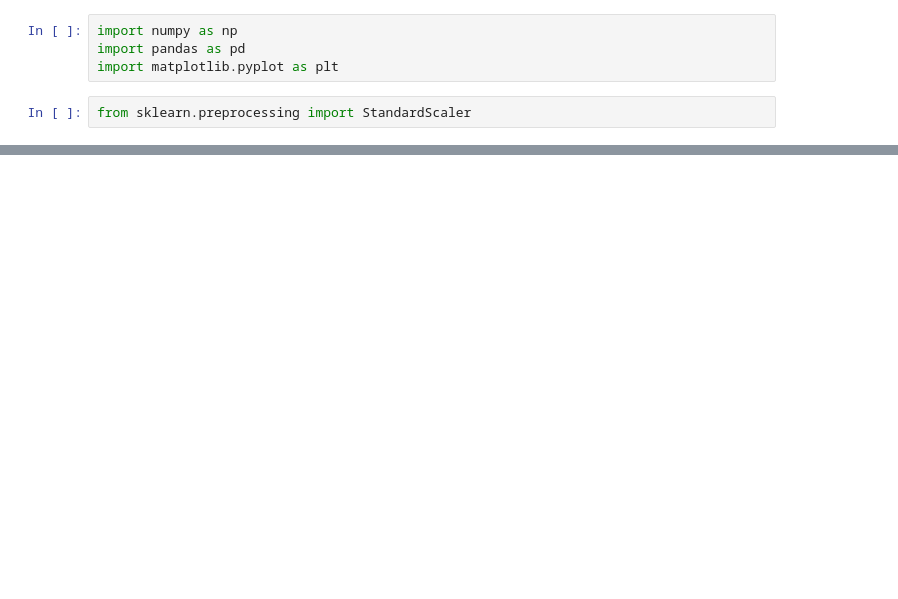
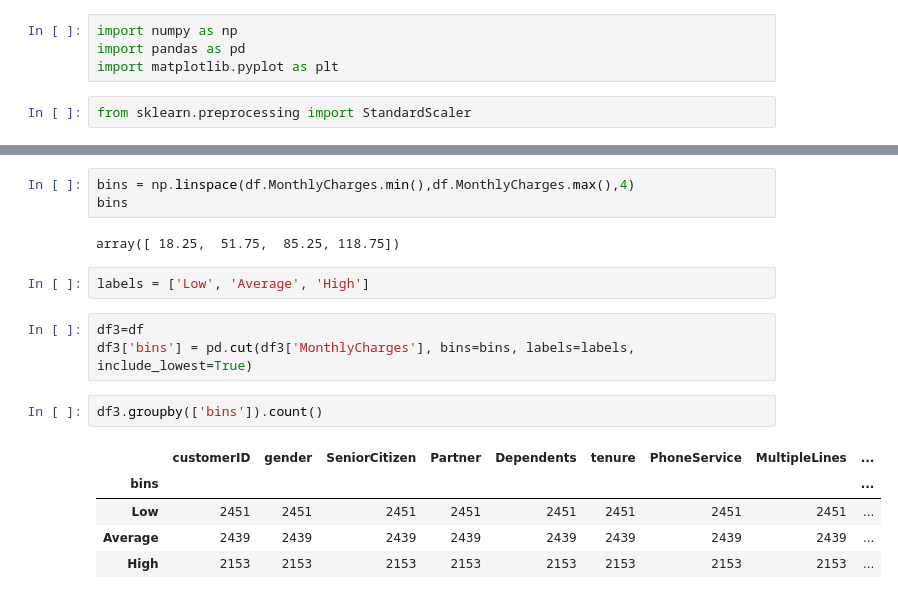
Before and after one commit to c-kruger/Data-Mining, a Jupyter notebook: DataMiningLab2.ipynb, the cells around one changed output, grey strips where cells are left out. Drawn from its saved outputs; the diff is of its cells as text; blank space fills up the shorter version.

```diff
--- a/DataMiningLab2.ipynb
+++ b/DataMiningLab2.ipynb
@@ -12,0 +167,18 @@ ParserError: ignored
+# %%
+bins = np.linspace(df.MonthlyCharges.min(),df.MonthlyCharges.max(),4)
+bins
+# %% [output]
+array([ 18.25,  51.75,  85.25, 118.75])
+# %%
+labels = ['Low', 'Average', 'High']
+# %%
+df3=df
+df3['bins'] = pd.cut(df3['MonthlyCharges'], bins=bins, labels=labels, include_lowest=True)
+# %%
+df3.groupby(['bins']).count()
+# %% [output]
+|  | customerID | gender | SeniorCitizen | Partner | Dependents | tenure | PhoneService | MultipleLines | ... |
+| bins |  |  |  |  |  |  |  |  | ... |
+| Low | 2451 | 2451 | 2451 | 2451 | 2451 | 2451 | 2451 | 2451 | ... |
+| Average | 2439 | 2439 | 2439 | 2439 | 2439 | 2439 | 2439 | 2439 | ... |
+| High | 2153 | 2153 | 2153 | 2153 | 2153 | 2153 | 2153 | 2153 | ... |
```
Also changed, not shown: parts of 35 cells of this notebook.
